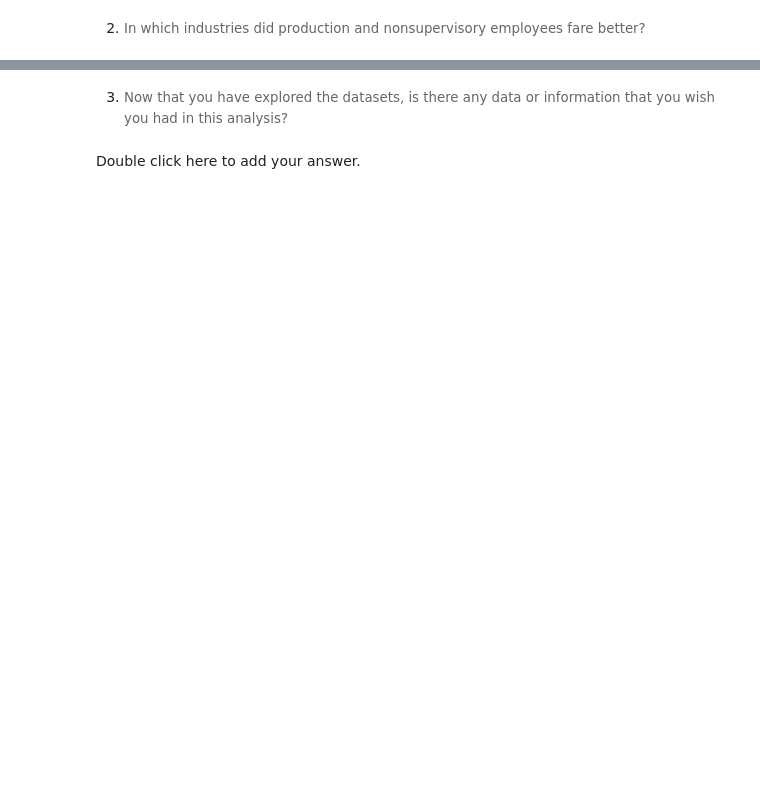
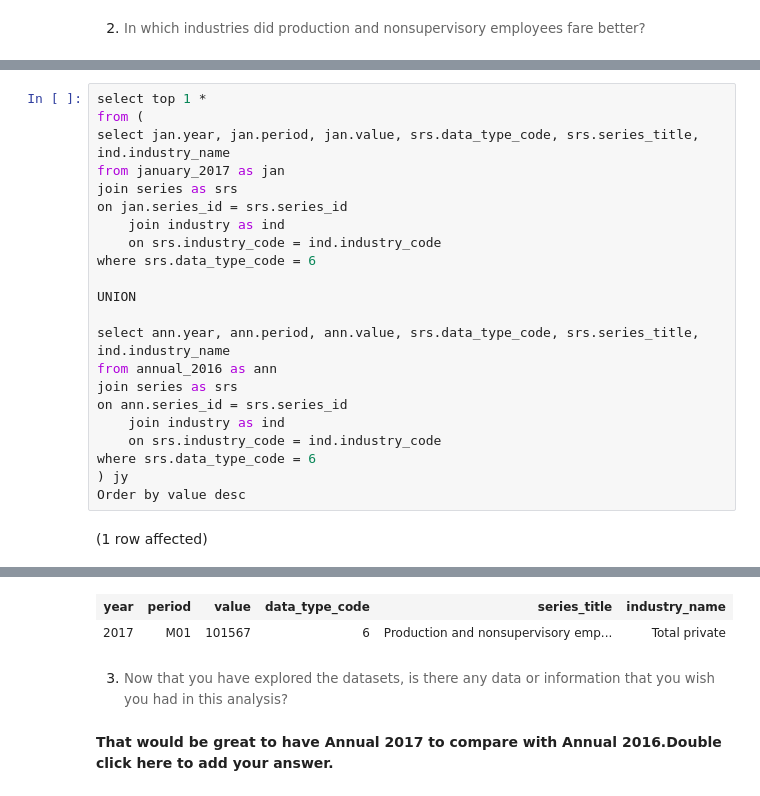
Before and after one commit to jinlikethedrink/Assignment3_9to5, a Jupyter notebook: 9to5.ipynb, the cells around one changed output, grey strips where cells are left out. Saved outputs shown, nothing was run; the diff lists cells and outputs as text; blank space fills up the shorter version.

```diff
--- a/9to5.ipynb
+++ b/9to5.ipynb
@@ -455,0 +576,24 @@ Double click here to add your answer.
+# %%
+select top 1 *
+from (
+select jan.year, jan.period, jan.value, srs.data_type_code, srs.series_title, ind.industry_name
+from january_2017 as jan
+join series as srs
+on jan.series_id = srs.series_id
+    join industry as ind
+    on srs.industry_code = ind.industry_code
+where srs.data_type_code = 6
+
+UNION
+
+select ann.year, ann.period, ann.value, srs.data_type_code, srs.series_title, ind.industry_name
+from annual_2016 as ann
+join series as srs
+on ann.series_id = srs.series_id
+    join industry as ind
+    on srs.industry_code = ind.industry_code
+where srs.data_type_code = 6
+) jy
+Order by value desc
+# %% [output]
+(1 row affected)
@@ -456,4 +601,6 @@ Double click here to add your answer.
+| year | period | value | data_type_code | series_title | industry_name |
+| 2017 | M01 | 101567 | 6 | Production and nonsupervisory emp... | Total private |
 # %% [markdown]
 3. <span style="font-size: 10pt; font-family: Arvo, serif; color: rgb(102, 102, 102); background-color: rgb(255, 255, 255); font-variant-numeric: normal; font-variant-east-asian: normal; vertical-align: baseline; white-space: pre-wrap;">Now that you have explored the datasets, is there any data or information that you wish you had in this analysis?</span>
-# %% [markdown]
-Double click here to add your answer.
+# %% [markdown]
+**That would be great to have Annual 2017 to compare with Annual 2016.Double click here to add your answer.**
```
Also changed, not shown: parts of 10 cells of this notebook.
